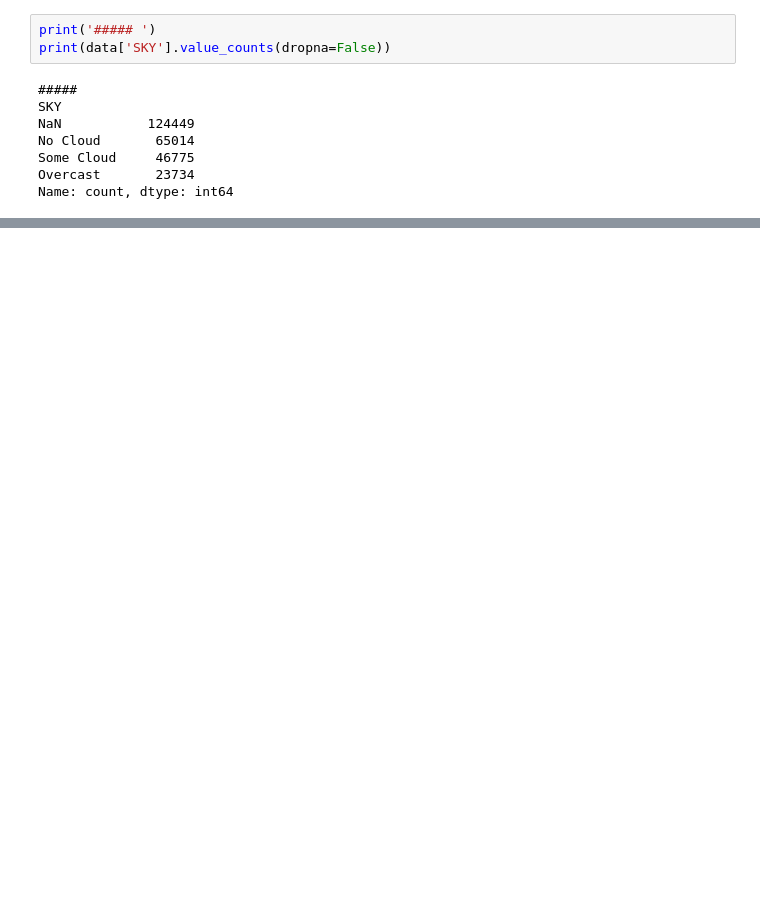
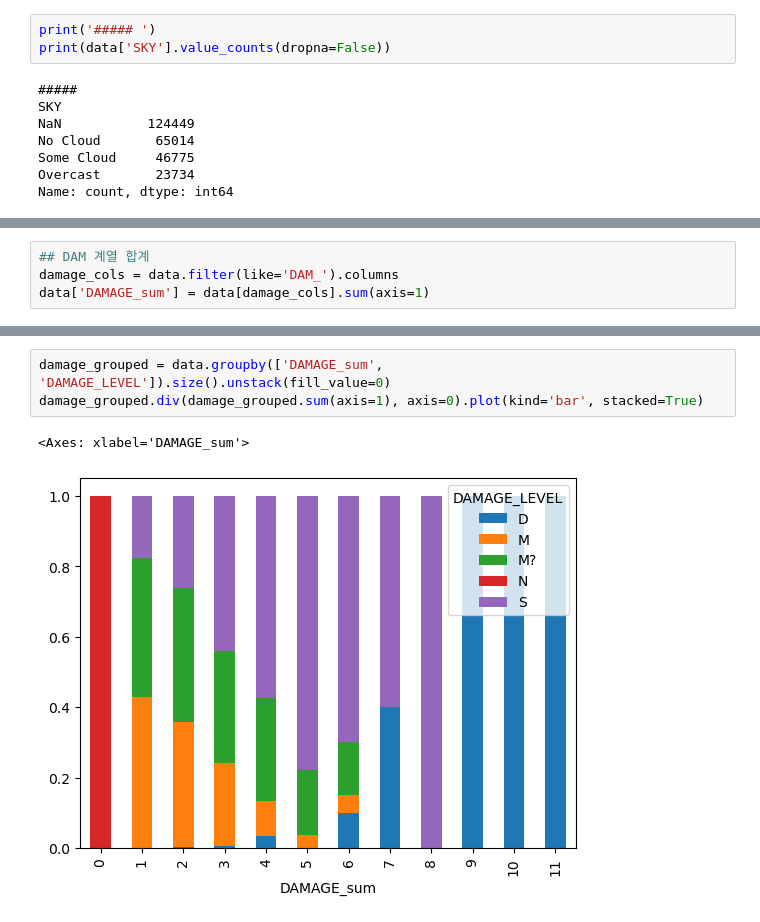
Before and after one commit to hj-22/2025-1-DM_Proj, a Jupyter notebook: try.ipynb, the cells around one changed output, grey strips where cells are left out. Cells and saved outputs as stored; diff of their text form; blank space fills up the shorter version.

```diff
--- a/try.ipynb
+++ b/try.ipynb
@@ -172,0 +395,4 @@ data['INCIDENT_YEAR'].hist()
+# %%
+## DAM 계열 합계
+damage_cols = data.filter(like='DAM_').columns
+data['DAMAGE_sum'] = data[damage_cols].sum(axis=1)
@@ -172,0 +429,6 @@ data['INCIDENT_YEAR'].hist()
+# %%
+damage_grouped = data.groupby(['DAMAGE_sum', 'DAMAGE_LEVEL']).size().unstack(fill_value=0)
+damage_grouped.div(damage_grouped.sum(axis=1), axis=0).plot(kind='bar', stacked=True)
+# %% [output]
+<Axes: xlabel='DAMAGE_sum'>
+[figure, added]
```
Also changed, not shown: parts of 75 cells of this notebook, 4 other files.
